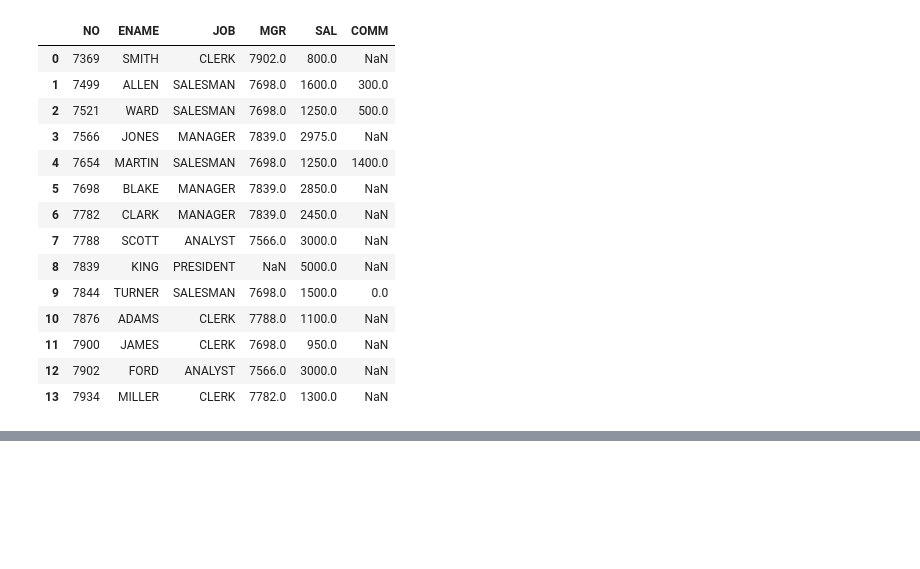
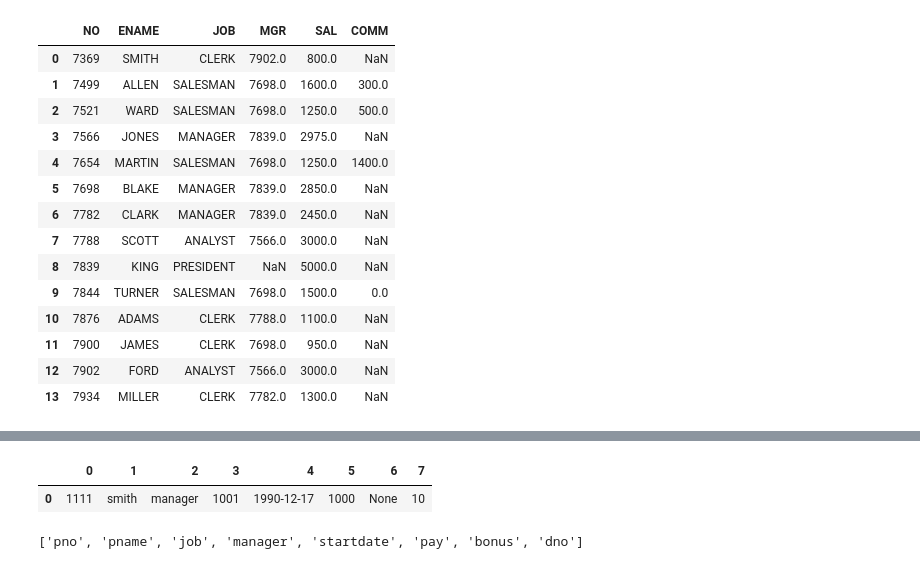
Before and after one commit to devna0111/ai_x, a Jupyter notebook: source/01_python/ch15_데이터베이스연동.ipynb, the cells around one changed output, grey strips where cells are left out. Cells and saved outputs as stored; diff of their text form; code cells hidden in the pictures; blank space fills up the shorter version.

```diff
--- a/source/01_python/ch15_데이터베이스연동.ipynb
+++ b/source/01_python/ch15_데이터베이스연동.ipynb
@@ -293,0 +305,27 @@ pd.DataFrame(emps, columns = [des[0] for des in cursor.description])
+# %%
+import pymysql
+
+conn = pymysql.connect(
+    host="localhost",
+    user="root",
+    password="mysql",
+    database="devdb"
+)
+data = []
+with conn.cursor() as cursor:
+    cursor.execute("SELECT * FROM personal WHERE startdate = '1990-12-17';")
+    for row in cursor.fetchall():
+        data.append(row)
+    cursor.execute("DESCRIBE personal")
+    columns = [row[0] for row in cursor.fetchall()]
+
+conn.close()
+# %%
+import pandas as pd
+data = pd.DataFrame(data)
+display(data)
+columns
+# %% [output]
+|  | 0 | 1 | 2 | 3 | 4 | 5 | 6 | 7 |
+| 0 | 1111 | smith | manager | 1001 | 1990-12-17 | 1000 | None | 10 |
+['pno', 'pname', 'job', 'manager', 'startdate', 'pay', 'bonus', 'dno']
```
Also changed, not shown: parts of 2 cells of this notebook, 11 other files.
